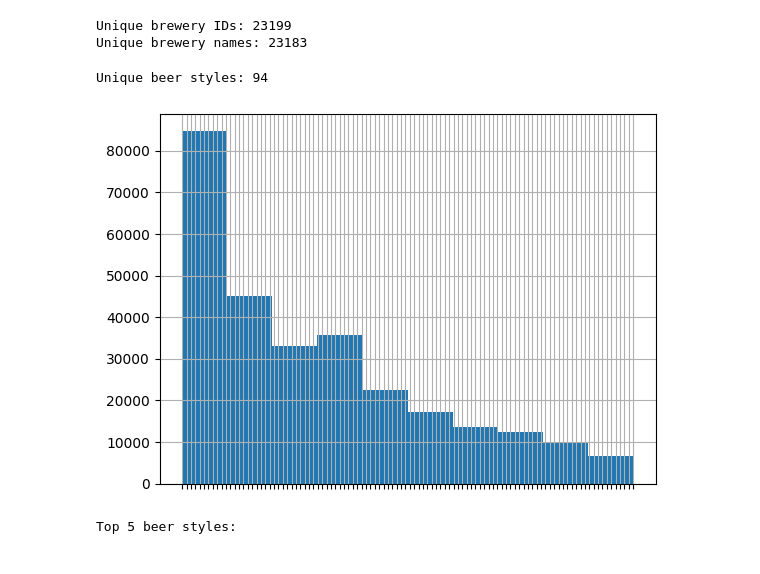
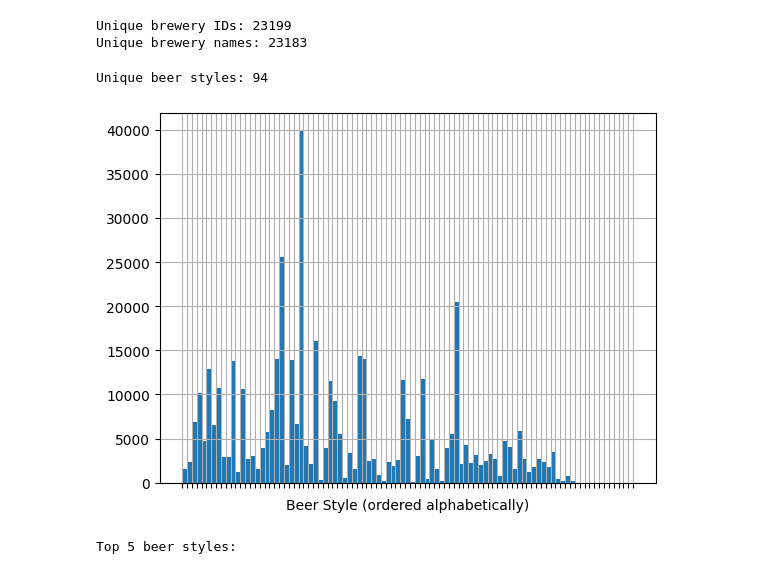
Before and after one commit to epfl-ada/ada-2022-project-miraculouscobras420, a Jupyter notebook: project_milestone2_mark.ipynb, the cells around one changed output. Cells and saved outputs as stored; diff of their text form; code cells hidden in the pictures.

```diff
--- a/project_milestone2_mark.ipynb
+++ b/project_milestone2_mark.ipynb
@@ -386,14 +387,15 @@ Unique brewery names: 23183
 # %%
 # How many styles of beer?
 
 print(f"Unique beer styles: {RateBeer['style'].nunique()}")
-ax=BeerAdvocate['style'].hist()
+ax=RateBeer['style'].hist(bins=np.arange(RateBeer['style'].nunique()))
 ax.set_xticklabels([])
+ax.set_xlabel('Beer Style (ordered alphabetically)')
 
 plt.show()
 # %% [output]
 Unique beer styles: 94
-[figure, old version]
+[figure, new version]
 # %%
 # What are the most popular beer styles?
 print("Top 5 beer styles: \n")
```
Also changed, not shown: parts of 1 cell of this notebook.
